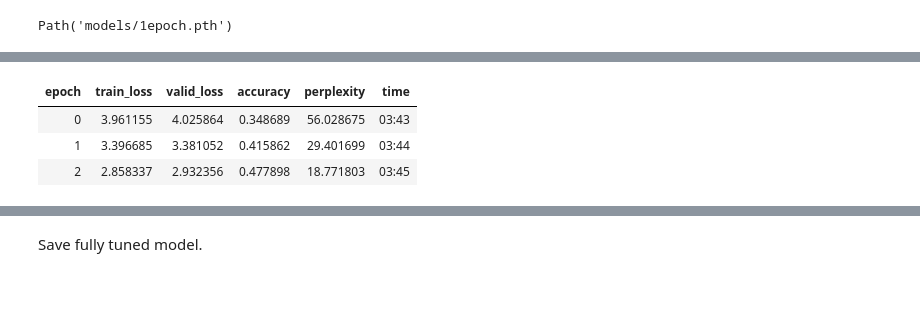
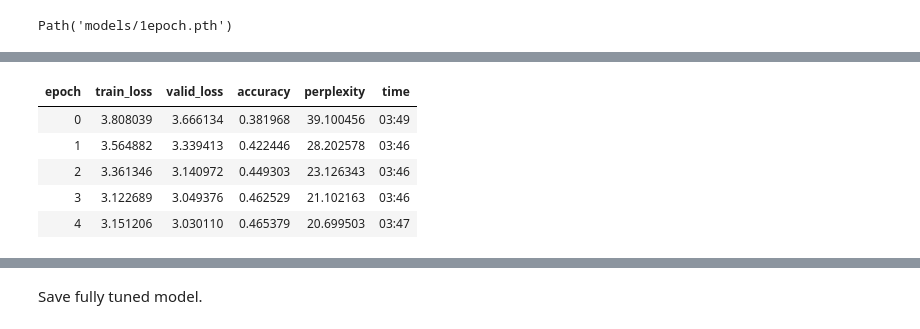
Before and after one commit to himalayahall/YU_FASTAI, a Jupyter notebook: fastai-email-ham-spam-classifier.ipynb, the cells around one changed output, grey strips where cells are left out. Cells and saved outputs as stored; diff of their text form; code cells hidden in the pictures; blank space fills up the shorter version.

```diff
--- a/fastai-email-ham-spam-classifier.ipynb
+++ b/fastai-email-ham-spam-classifier.ipynb
@@ -225,3 +219,6 @@ lm_learner = language_model_learner(
             AWD_LSTM,
             wd=0.1,
             metrics=[accuracy, Perplexity()]).to_fp16()
+# %%
+lr = lm_learner.lr_find()
+lr
@@ -230,4 +231,4 @@ Fine-tune language model.
 # %%
-lm_learner.fit_one_cycle(1, 2e-2)
+lm_learner.fit_one_cycle(1, lr[0])
 # %% [output]
 | epoch | train_loss | valid_loss | accuracy | perplexity | time |
@@ -243,2 +244,4 @@ Unfreeze model for futher tuning.
 # %%
 lm_learner.unfreeze()
+# %%
+lr = lm_learner.lr_find()
@@ -245,7 +251,9 @@ lm_learner.unfreeze()
 # %%
-lm_learner.fit_one_cycle(3, 2e-2)
+lm_learner.fit_one_cycle(5, lr[0])
 # %% [output]
 | epoch | train_loss | valid_loss | accuracy | perplexity | time |
-| 0 | 3.961155 | 4.025864 | 0.348689 | 56.028675 | 03:43 |
-| 1 | 3.396685 | 3.381052 | 0.415862 | 29.401699 | 03:44 |
-| 2 | 2.858337 | 2.932356 | 0.477898 | 18.771803 | 03:45 |
+| 0 | 3.808039 | 3.666134 | 0.381968 | 39.100456 | 03:49 |
+| 1 | 3.564882 | 3.339413 | 0.422446 | 28.202578 | 03:46 |
+| 2 | 3.361346 | 3.140972 | 0.449303 | 23.126343 | 03:46 |
+| 3 | 3.122689 | 3.049376 | 0.462529 | 21.102163 | 03:46 |
+| 4 | 3.151206 | 3.030110 | 0.465379 | 20.699503 | 03:47 |
```
Also changed, not shown: parts of 24 cells of this notebook.
